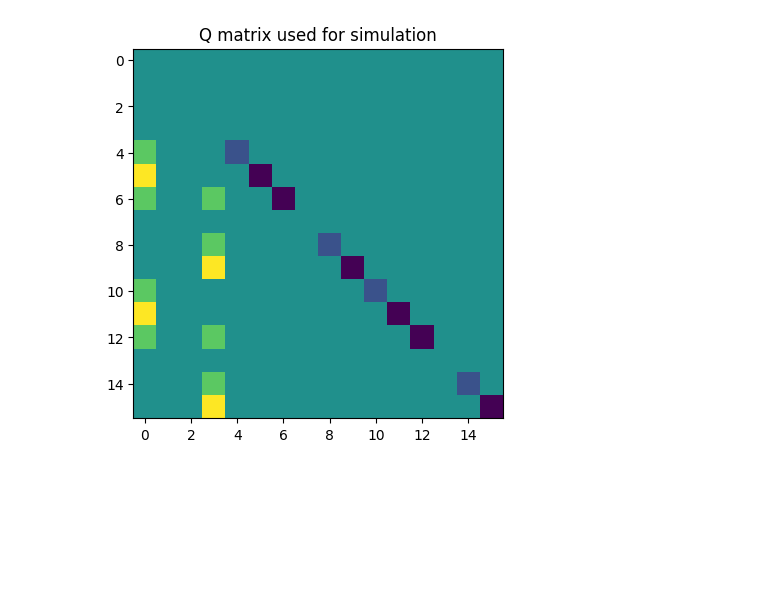
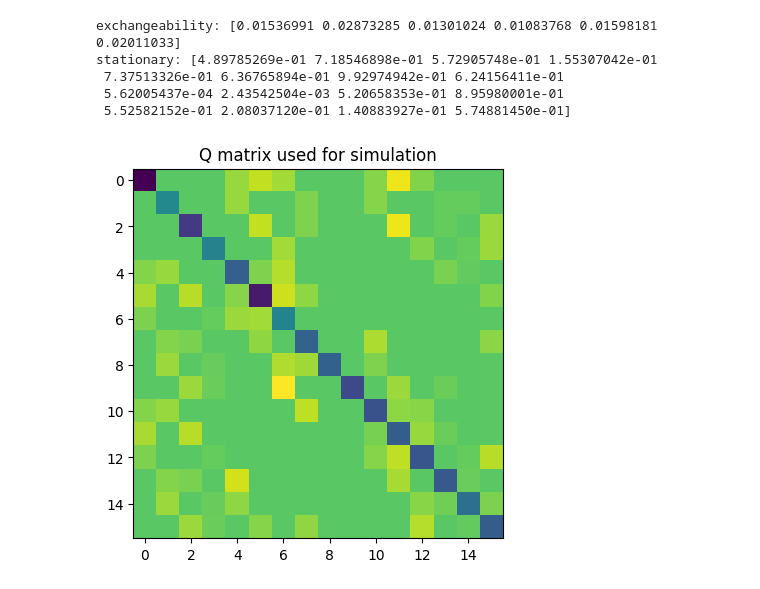
Before and after one commit to axchen7/phylo, a Jupyter notebook: simulate.ipynb, the cells around one changed output. Drawn from its saved outputs; the diff is of its cells as text; code cells hidden in the pictures; blank space fills up the shorter version.

Commit message:
Fix GT16 Q matrix

```diff
--- a/simulate.ipynb
+++ b/simulate.ipynb
@@ -57,29 +57,31 @@ class Simulate_GT16:
         self.A = 16
 
         self.Q = self.get_Q()
+        self.plot_Q()
 
         self.healthy_cell, self.leaf_cells = self.simulate()
 
     def get_Q(self):
-        pi4 = np.repeat(self.pi, 4)
+        pi8 = np.repeat(self.pi, 8)
 
         # index helpers for Q matrix
         AA, CC, GG, TT, AC, AG, AT, CG, CT, GT, CA, GA, TA, GC, TC, TG = range(self.A)
 
         # fmt: off
         updates = [
-            [AA, AC], [AC, CC], [AA, CA], [CA, CC], # A<->C
-            [AA, AG], [AG, GG], [AA, GA], [GA, GG], # A<->G
-            [AA, AT], [AT, TT], [AA, TA], [TA, TT], # A<->T
-            [CC, CG], [CG, GG], [CC, GC], [GC, GG], # C<->G
-            [CC, CT], [CT, TT], [CC, TC], [TC, TT], # C<->T
-            [GG, GT], [GT, TT], [GG, TG], [TG, TT], # G<->T
+          # | first base changes                    | second base changes
+            [AA, CA], [AC, CC], [AG, CG], [AT, CT], [AA, AC], [CA, CC], [GA, GC], [TA, TC], # A->C
+            [AA, GA], [AC, GC], [AG, GG], [AT, GT], [AA, AG], [CA, CG], [GA, GG], [TA, TG], # A->G
+            [AA, TA], [AC, TC], [AG, TG], [AT, TT], [AA, AT], [CA, CT], [GA, GT], [TA, TT], # A->T
+            [CA, GA], [CC, GC], [CG, GG], [CT, GT], [AC, AG], [CC, CG], [GC, GG], [TC, TG], # C->G
+            [CA, TA], [CC, TC], [CG, TG], [CT, TT], [AC, AT], [CC, CT], [GC, GT], [TC, TT], # C->T
+            [GA, TA], [GC, TC], [GG, TG], [GT, TT], [AG, AT], [CG, CT], [GG, GT], [TG, TT], # G->T
         ]
         # fmt: on
 
         R = np.zeros((self.A, self.A))
 
-        for update, pi_val in zip(updates, pi4):
+        for update, pi_val in zip(updates, pi8):
             R[update[0], update[1]] = pi_val
 
         R = R + R.T
@@ -89,6 +91,11 @@ class Simulate_GT16:
         Q = np.copy(y_q)
         np.fill_diagonal(Q, -hyphens)
         return Q
+
+    def plot_Q(self):
+        plt.title("Q matrix used for simulation")
+        plt.imshow(self.Q)
+        plt.show()
 
     def sample(self, probabilities: np.ndarray):
         """
@@ -145,24 +152,26 @@ class Simulate_GT16:
             for i, cell in enumerate(self.leaf_cells):
                 f.write(f"CELL-{i}    {cell.get_phy_value()}\n")
 # %%
-exchangeability = np.array([0.01, 0.02] * 3)
-stationary = np.zeros(16)
-stationary[0] = 1
-stationary[3] = 1
+exchangeability = np.random.uniform(0, 0.03, 6)
+stationary = np.random.uniform(0, 1, 16)
 N = 500
+
+print(f"exchangeability: {exchangeability}")
+print(f"stationary: {stationary}")
 
 dot_phy_path = "./data/cellphy_simulated_set.phy"
 
 simulation = Simulate_GT16(exchangeability, stationary, N)
-
-plt.title("Q matrix used for simulation")
-plt.imshow(simulation.Q)
-plt.show()
 
 simulation.save_to_dot_phy(dot_phy_path)
 print(f"Saved to {dot_phy_path}")
 
 for cell in [simulation.healthy_cell] + simulation.leaf_cells:
     print(cell.get_human_readable_value())
 # %% [output]
+exchangeability: [0.01536991 0.02873285 0.01301024 0.01083768 0.01598181 0.02011033]
+stationary: [4.89785269e-01 7.18546898e-01 5.72905748e-01 1.55307042e-01
+ 7.37513326e-01 6.36765894e-01 9.92974942e-01 6.24156411e-01
+ 5.62005437e-04 2.43542504e-03 5.20658353e-01 8.95980001e-01
+ 5.52582152e-01 2.08037120e-01 1.40883927e-01 5.74881450e-01]
-[figure, old version]
+[figure, new version]
```
Also changed, not shown: parts of 1 cell of this notebook, 1 other file.
